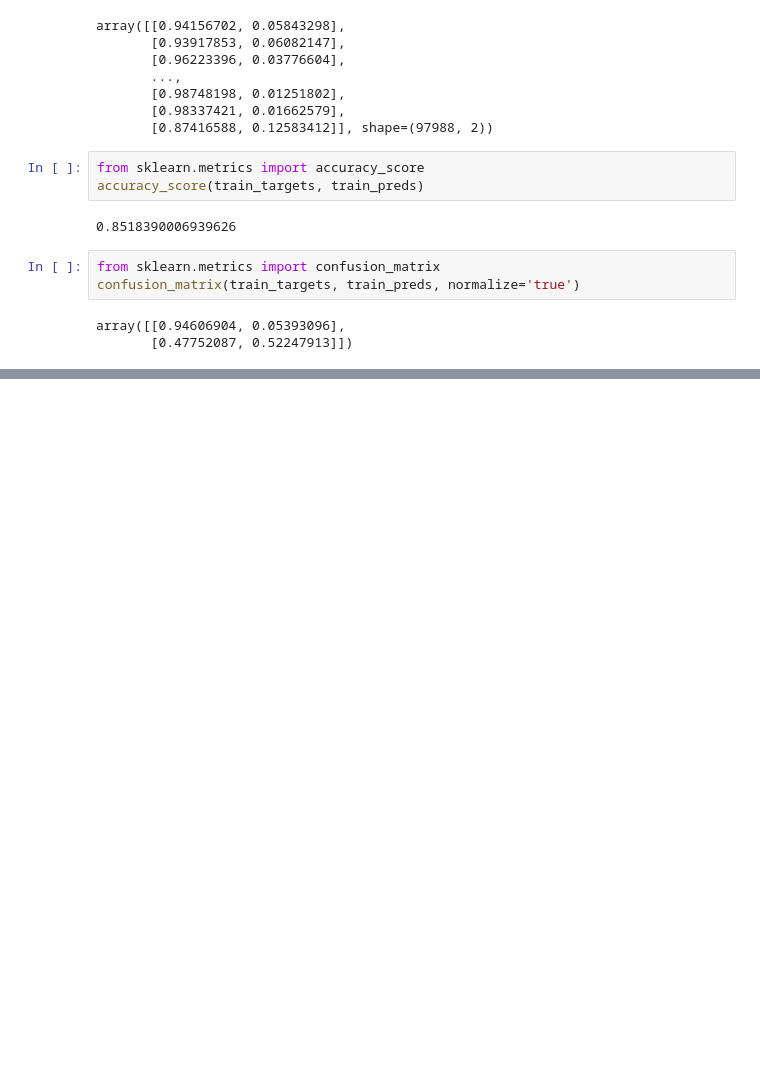
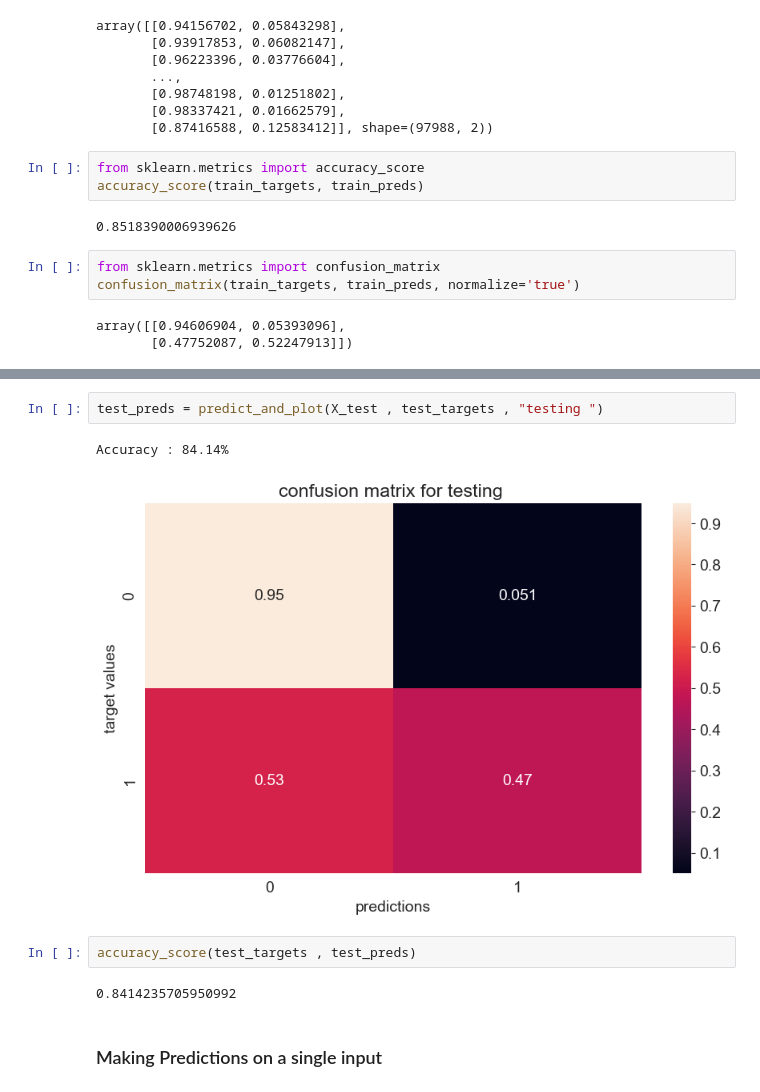
Before and after one commit to Bharat2310/ML_practice-, a Jupyter notebook: project_02/weatherInfo.ipynb, the cells around one changed output, grey strips where cells are left out. Drawn from its saved outputs; the diff is of its cells as text; blank space fills up the shorter version.

```diff
--- a/project_02/weatherInfo.ipynb
+++ b/project_02/weatherInfo.ipynb
@@ -647,0 +670,11 @@ array([[0.94606904, 0.05393096],
+# %%
+test_preds = predict_and_plot(X_test , test_targets , "testing ")
+# %% [output]
+Accuracy : 84.14%
+[figure, added]
+# %%
+accuracy_score(test_targets , test_preds)
+# %% [output]
+0.8414235705950992
+# %% [markdown]
+### Making Predictions on a single input
```
Also changed, not shown: parts of 24 cells of this notebook.
